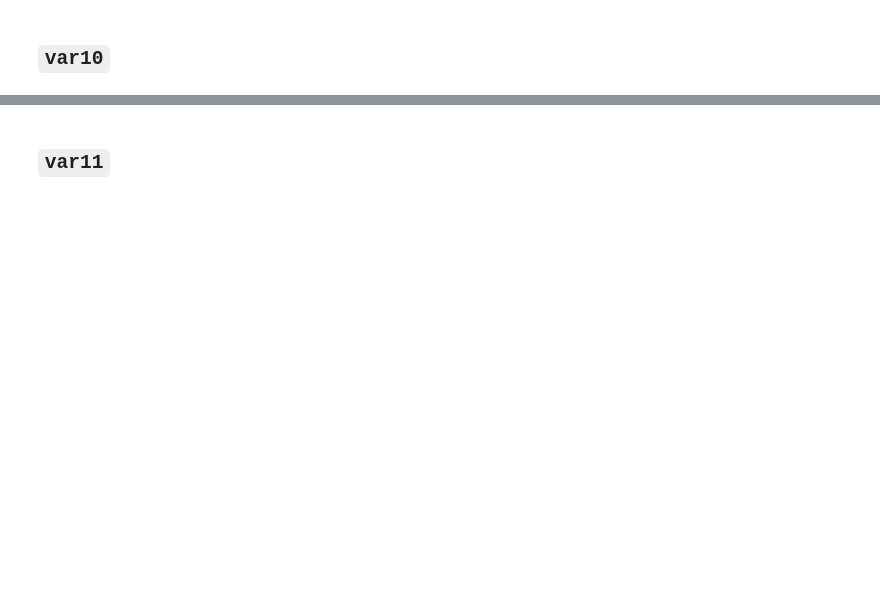
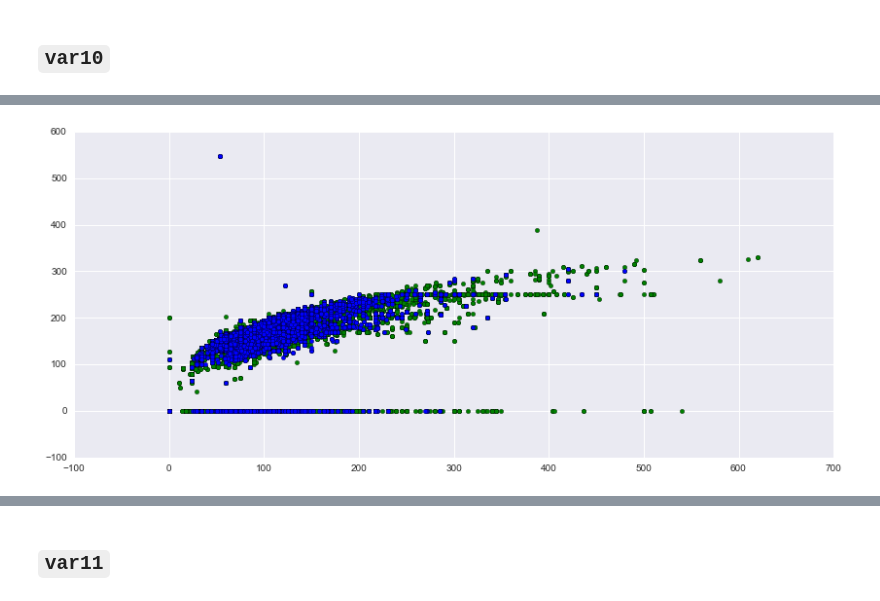
Before and after one commit to demidovakatya/competitions, a Jupyter notebook: eda_correlations.ipynb, the cells around one changed output, grey strips where cells are left out. Saved outputs shown, nothing was run; the diff lists cells and outputs as text; code cells hidden in the pictures; blank space fills up the shorter version.

```diff
--- a/eda_correlations.ipynb
+++ b/eda_correlations.ipynb
@@ -312,0 +403,6 @@ print(df.loc[:, num_variables].corrwith(df.var10).sort_values())
+# %%
+plt.figure(figsize = (14, 6))
+plt.scatter(X.var9, X.var10, c='g');
+plt.scatter(X_test.var9, X_test.var10);
+# %% [output]
+[figure, added]
```
Also changed, not shown: parts of 29 cells of this notebook, 1 other file.
